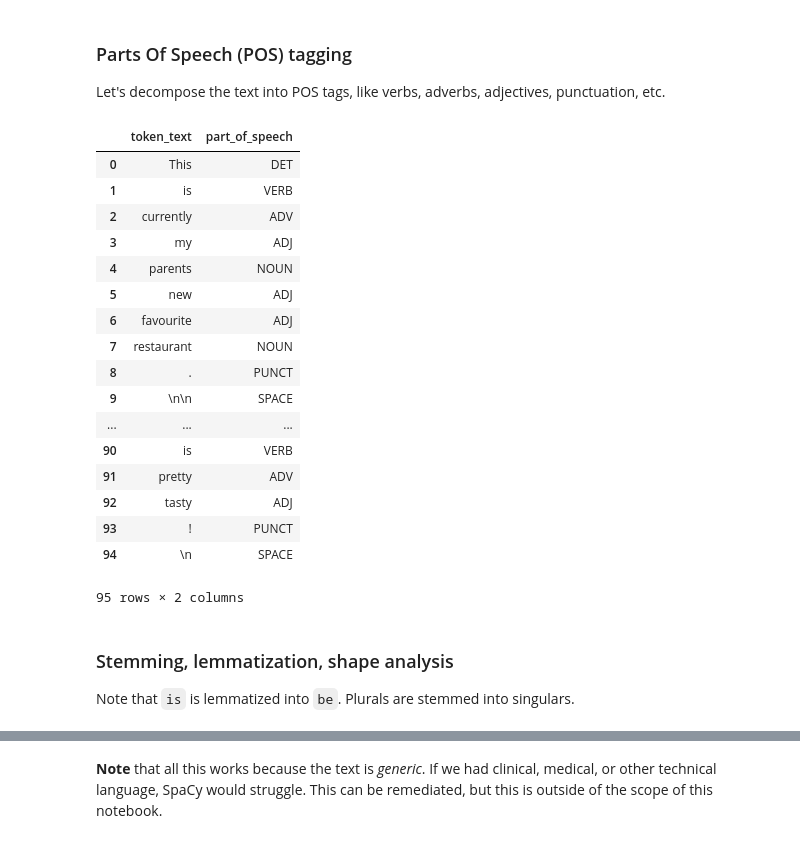
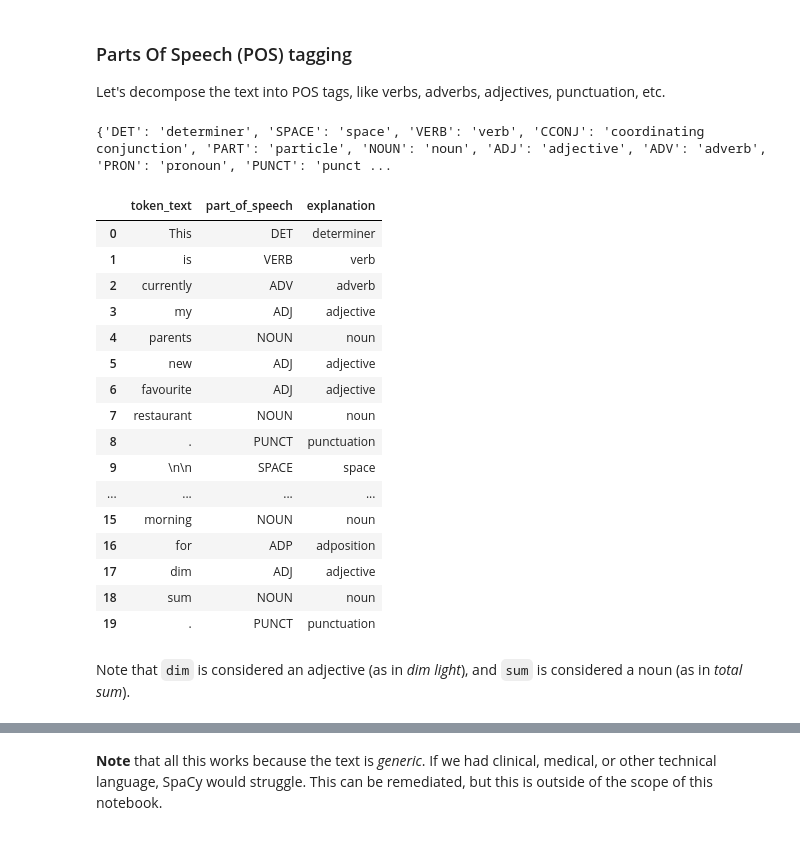
Before and after one commit to gdario/pcs_minicourse, a Jupyter notebook: PCS-Course Yelp Demo.ipynb, the cells around one changed output, grey strips where cells are left out. Drawn from its saved outputs; the diff is of its cells as text; code cells hidden in the pictures.

```diff
--- a/PCS-Course Yelp Demo.ipynb
+++ b/PCS-Course Yelp Demo.ipynb
@@ -207,28 +214,31 @@ Let's decompose the text into POS tags, like verbs, adverbs, adjectives, punctua
 # %%
 token_text = [token.orth_ for token in parsed_review]
 token_pos = [token.pos_ for token in parsed_review]
-pd.DataFrame(list(zip(token_text, token_pos)),
-             columns=['token_text', 'part_of_speech'])
+unique_token_pos = list(set(token_pos))
+explanations = {x: spacy.explain(x) for x in unique_token_pos}
+print(explanations)
+df_pos = pd.DataFrame(list(zip(token_text, token_pos)),
+                      columns=['token_text', 'part_of_speech'])
+df_pos['explanation'] = df_pos.part_of_speech.map(explanations)
+df_pos[:20]
 # %% [output]
+{'DET': 'determiner', 'SPACE': 'space', 'VERB': 'verb', 'CCONJ': 'coordinating conjunction', 'PART': 'particle', 'NOUN': 'noun', 'ADJ': 'adjective', 'ADV': 'adverb', 'PRON': 'pronoun', 'PUNCT': 'punct ...
-|  | token_text | part_of_speech |
-| 0 | This | DET |
-| 1 | is | VERB |
-| 2 | currently | ADV |
-| 3 | my | ADJ |
-| 4 | parents | NOUN |
-| 5 | new | ADJ |
-| 6 | favourite | ADJ |
-| 7 | restaurant | NOUN |
-| 8 | . | PUNCT |
-| 9 | \n\n | SPACE |
-| ... | ... | ... |
-| 90 | is | VERB |
-| 91 | pretty | ADV |
-| 92 | tasty | ADJ |
-| 93 | ! | PUNCT |
-| 94 | \n | SPACE |
+|  | token_text | part_of_speech | explanation |
+| 0 | This | DET | determiner |
+| 1 | is | VERB | verb |
+| 2 | currently | ADV | adverb |
+| 3 | my | ADJ | adjective |
+| 4 | parents | NOUN | noun |
+| 5 | new | ADJ | adjective |
+| 6 | favourite | ADJ | adjective |
+| 7 | restaurant | NOUN | noun |
+| 8 | . | PUNCT | punctuation |
+| 9 | \n\n | SPACE | space |
+| ... | ... | ... | ... |
+| 15 | morning | NOUN | noun |
+| 16 | for | ADP | adposition |
+| 17 | dim | ADJ | adjective |
+| 18 | sum | NOUN | noun |
+| 19 | . | PUNCT | punctuation |
-95 rows × 2 columns
-# %% [markdown]
-### Stemming, lemmatization, shape analysis
-
-Note that `is` is lemmatized into `be`. Plurals are stemmed into singulars.
+# %% [markdown]
+Note that `dim` is considered an adjective (as in *dim light*), and `sum` is considered a noun (as in *total sum*).
```
Also changed, not shown: parts of 56 cells of this notebook.
